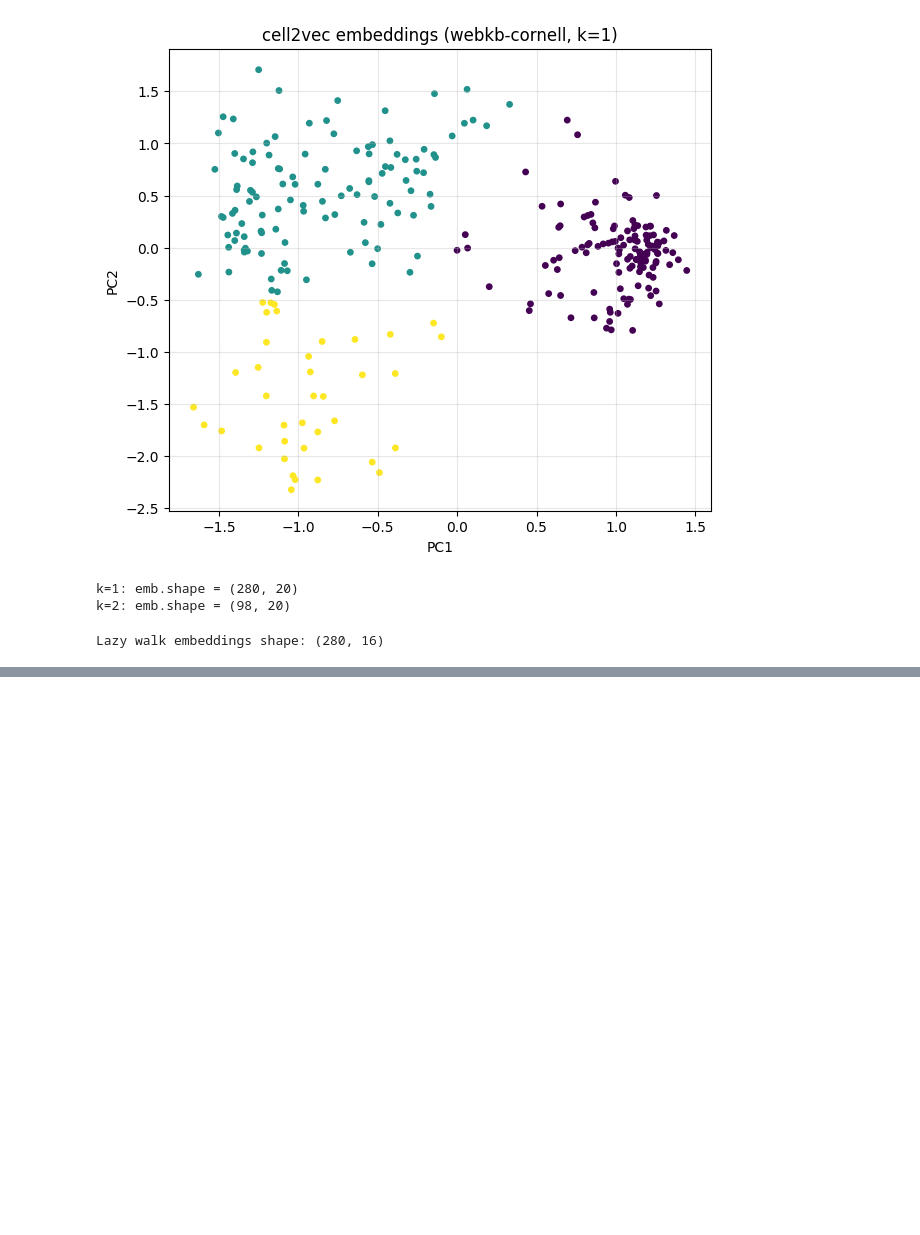
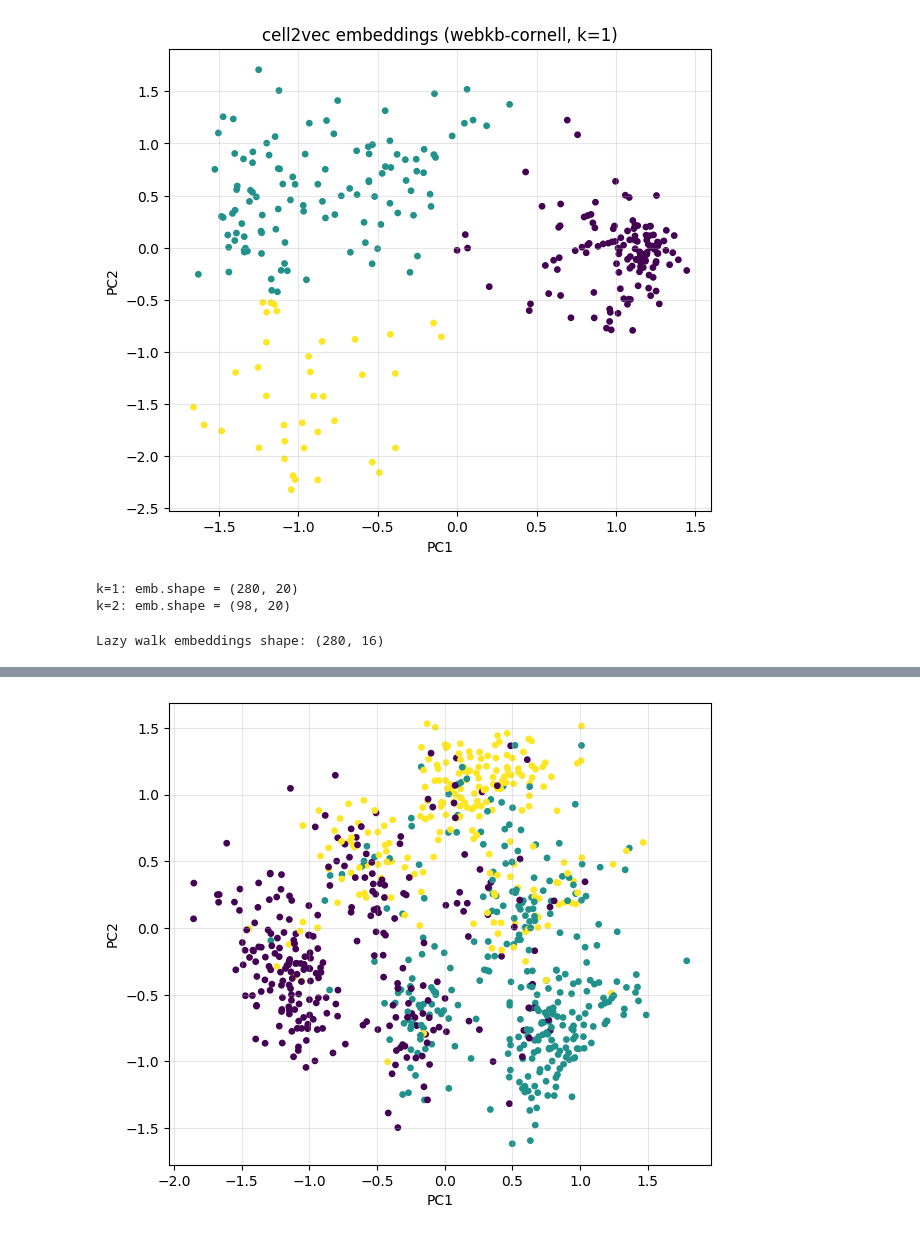
Before and after one commit to Stefan4814/pytspl, a Jupyter notebook: notebooks/embeddings.ipynb, the cells around one changed output, grey strips where cells are left out. Cells and saved outputs as stored; diff of their text form; code cells hidden in the pictures; blank space fills up the shorter version.

```diff
--- a/notebooks/embeddings.ipynb
+++ b/notebooks/embeddings.ipynb
@@ -114,0 +255,38 @@ Lazy walk embeddings shape: (280, 16)
+# %%
+import matplotlib.pyplot as plt
+from sklearn.decomposition import PCA
+from sklearn.neighbors import kneighbors_graph
+from sklearn.cluster import AgglomerativeClustering
+
+n_clusters = 3
+
+# --- build k-NN graph on the embeddings ---
+# k here is number of neighbors in the k-NN graph, not number of clusters
+n_neighbors = 10
+knn_graph = kneighbors_graph(
+    embeddings,
+    n_neighbors=n_neighbors,
+    include_self=False,
+    mode="connectivity",  # adjacency matrix
+)
+
+# --- clustering using k-NN connectivity ---
+clustering = AgglomerativeClustering(
+    n_clusters=n_clusters,
+    connectivity=knn_graph,
+    linkage="ward",
+)
+labels = clustering.fit_predict(embeddings)
+
+# --- PCA for visualization (same as before) ---
+pca = PCA(n_components=2, random_state=0)
+emb_2d = pca.fit_transform(embeddings)
+
+plt.figure(figsize=(7, 6))
+scatter = plt.scatter(emb_2d[:, 0], emb_2d[:, 1], c=labels, s=15)
+plt.xlabel("PC1")
+plt.ylabel("PC2")
+plt.grid(alpha=0.3)
+plt.show()
+# %% [output]
+[figure, added]
```
Also changed, not shown: parts of 5 cells of this notebook, 2 other files.
